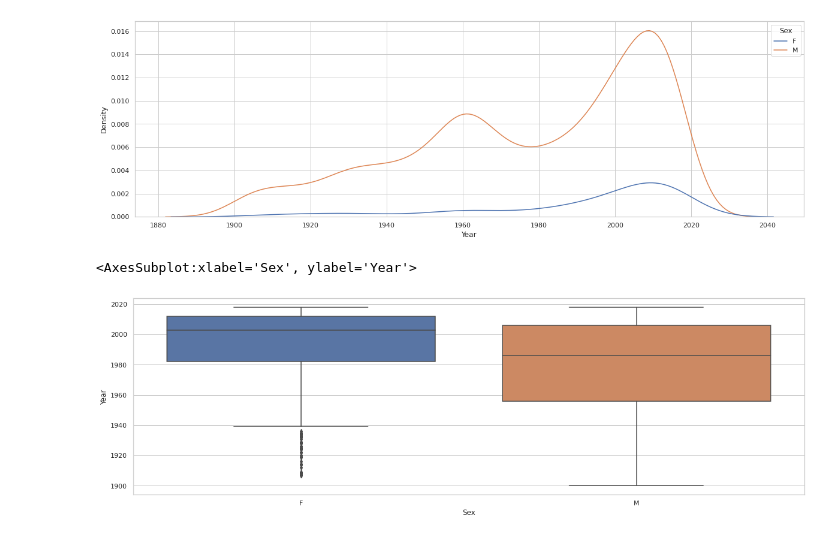
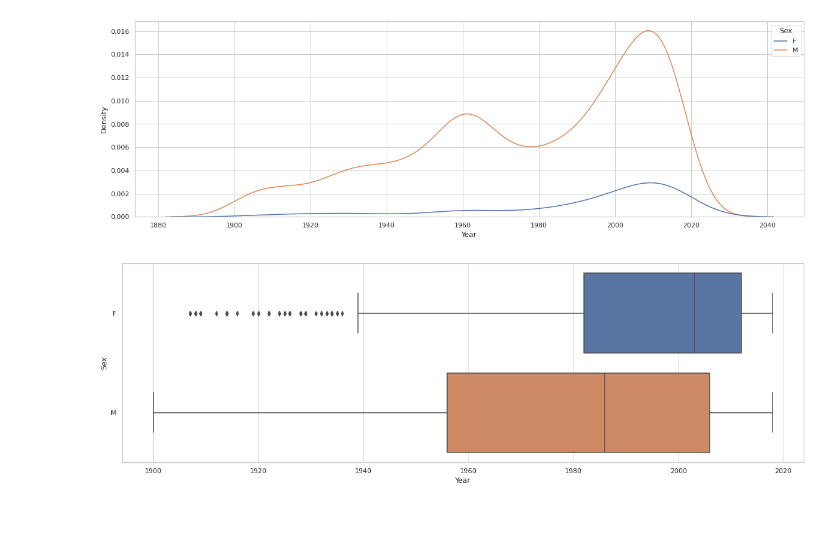
Before and after one commit to evaarquero/data-cleaning-pandas, a Jupyter notebook: clean-Hypo1.ipynb, the cells around one changed output. Cells and saved outputs as stored; diff of their text form; code cells hidden in the pictures.

```diff
--- a/clean-Hypo1.ipynb
+++ b/clean-Hypo1.ipynb
@@ -234,7 +234,7 @@ sns.kdeplot(data=df, x="Year", hue= "Sex")
 <AxesSubplot:xlabel='Year', ylabel='Density'>
 [figure]
 # %%
-sns.boxplot(data=df, x="Sex", y="Year")
+sns.boxplot(y=df["Sex"], x=df["Year"])
+plt.show()
 # %% [output]
-<AxesSubplot:xlabel='Sex', ylabel='Year'>
-[figure, old version]
+[figure, new version]
```
Also changed, not shown: 1 other file.
